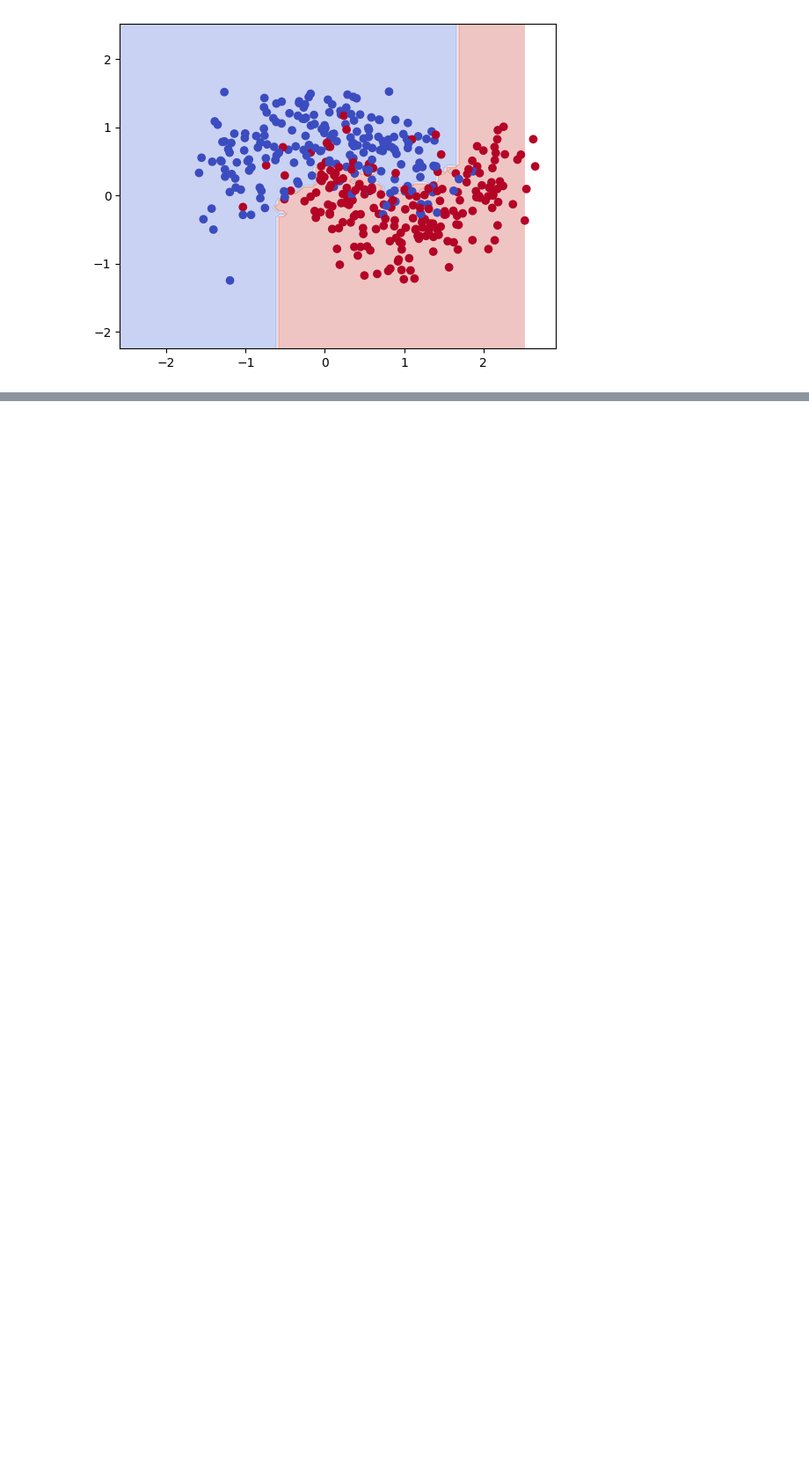
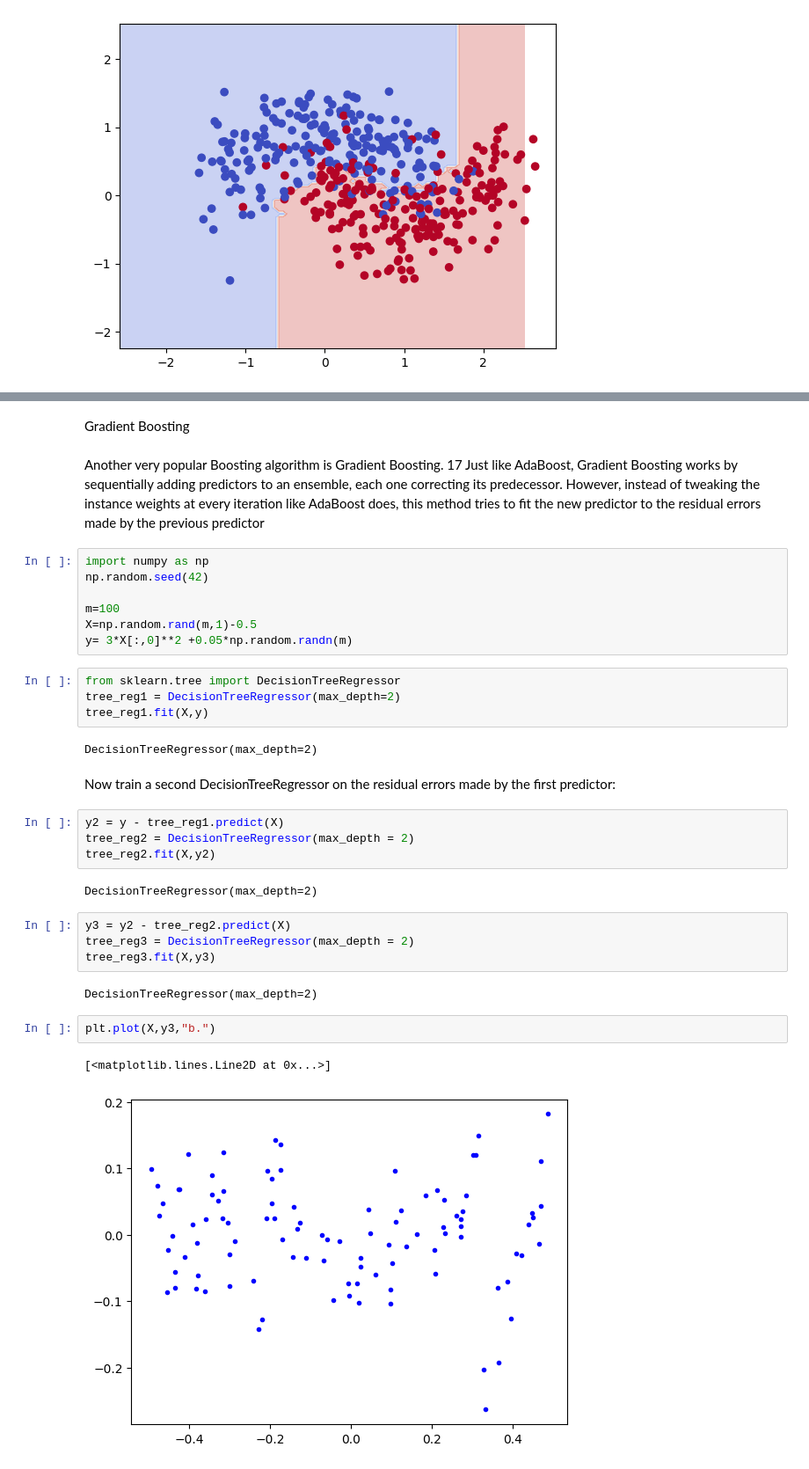
Before and after one commit to Amith1434/ML_Book_Journy, a Jupyter notebook: Chapter_7(Ensemble Learning and Random Forests).ipynb, the cells around one changed output, grey strips where cells are left out. Shown at 88% size. Saved outputs shown, nothing was run; the diff lists cells and outputs as text; blank space fills up the shorter version.

```diff
--- a/Chapter_7(Ensemble Learning and Random Forests).ipynb
+++ b/Chapter_7(Ensemble Learning and Random Forests).ipynb
@@ -157,0 +316,42 @@ plt.show()
+# %% [markdown]
+Gradient Boosting
+# %% [markdown]
+Another very popular Boosting algorithm is Gradient Boosting.
+17 Just like AdaBoost,
+Gradient Boosting works by sequentially adding predictors to an ensemble, each one
+correcting its predecessor. However, instead of tweaking the instance weights at every
+iteration like AdaBoost does, this method tries to fit the new predictor to the residual
+errors made by the previous predictor
+# %%
+import numpy as np
+np.random.seed(42)
+
+m=100
+X=np.random.rand(m,1)-0.5
+y= 3*X[:,0]**2 +0.05*np.random.randn(m)
+# %%
+from sklearn.tree import DecisionTreeRegressor
+tree_reg1 = DecisionTreeRegressor(max_depth=2)
+tree_reg1.fit(X,y)
+# %% [output]
+DecisionTreeRegressor(max_depth=2)
+# %% [markdown]
+Now train a second DecisionTreeRegressor on the residual errors made by the first
+predictor:
+# %%
+y2 = y - tree_reg1.predict(X)
+tree_reg2 = DecisionTreeRegressor(max_depth = 2)
+tree_reg2.fit(X,y2)
+# %% [output]
+DecisionTreeRegressor(max_depth=2)
+# %%
+y3 = y2 - tree_reg2.predict(X)
+tree_reg3 = DecisionTreeRegressor(max_depth = 2)
+tree_reg3.fit(X,y3)
+# %% [output]
+DecisionTreeRegressor(max_depth=2)
+# %%
+plt.plot(X,y3,"b.")
+# %% [output]
+[<matplotlib.lines.Line2D at 0x...>]
+[figure, added]
```
Also changed, not shown: parts of 35 cells of this notebook.
